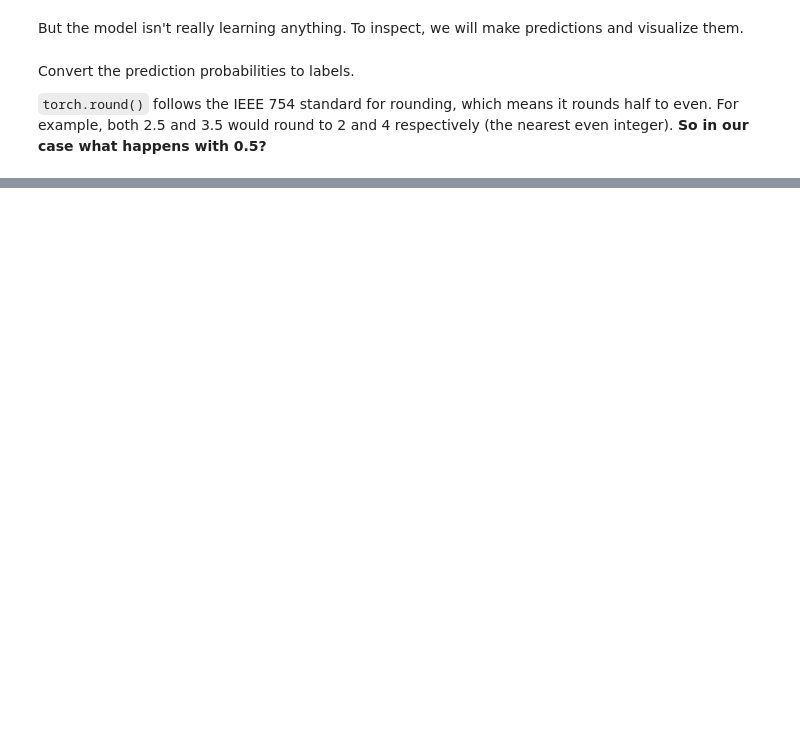
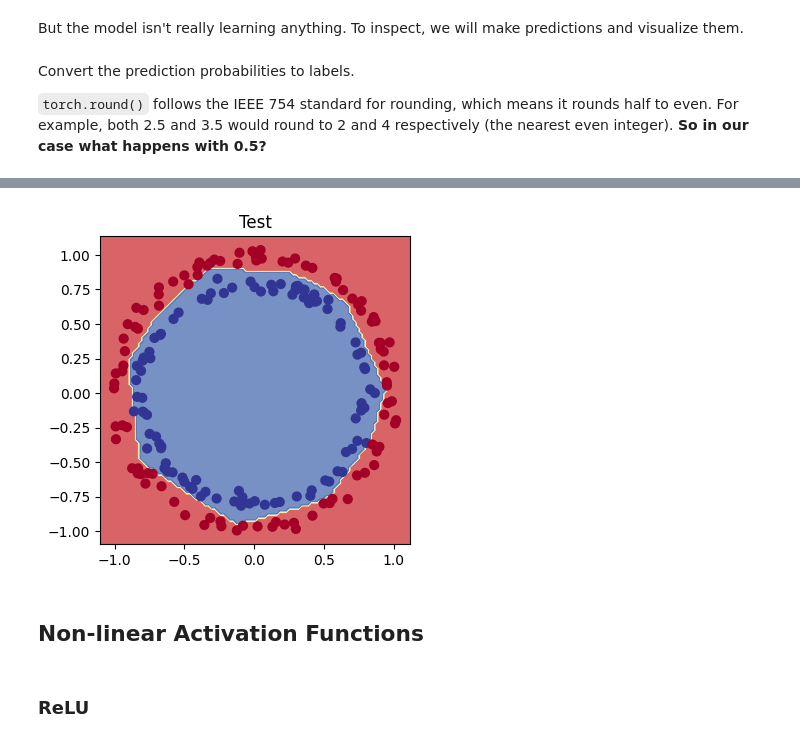
Before and after one commit to ananyatrivedi1/PyTorch, a Jupyter notebook: 02_Classification.ipynb, the cells around one changed output, grey strips where cells are left out. Drawn from its saved outputs; the diff is of its cells as text; code cells hidden in the pictures; blank space fills up the shorter version.

```diff
--- a/02_Classification.ipynb
+++ b/02_Classification.ipynb
@@ -415,0 +514,29 @@ Convert the prediction probabilities to labels.
+# %%
+# Setup loss and optimizer
+loss_fn = nn.BCEWithLogitsLoss()
+optimizer = torch.optim.SGD(circleModel3.parameters(), lr=0.1)
+# %%
+torch.manual_seed(42)
+torch.cuda.manual_seed(42)
+
+epochs = 1000
+
+for epoch in range(epochs):
+  circleModel3.train()
+  train_logits = circleModel3(X_train).squeeze()
+  train_preds = torch.round(torch.sigmoid(train_logits))
+
+  train_loss = loss_fn(train_logits, y_train)
+  train_acc = accuracy_fn(train_preds, y_train)
+
+  optimizer.zero_grad()
+  train_loss.backward()
+  optimizer.step()
+
+  circleModel3.eval()
+  with torch.inference_mode():
+    test_logits = circleModel3(X_train).squeeze()
+    test_preds = torch.round(torch.sigmoid(X_train))
+
+    test_loss = loss_fn(test_logits, y_train)
+    test_acc = accuracy_fn(train_preds, y_train)
@@ -415,0 +554,12 @@ Convert the prediction probabilities to labels.
+# %%
+# @title
+# Plot decision boundaries for training and test sets
+plt.figure(figsize=(4, 4))
+plt.title("Test")
+plot_decision_boundary(circleModel3, X_test, y_test) # model_3 = has non-linearity
+# %% [output]
+[figure, added]
+# %% [markdown]
+## Non-linear Activation Functions
+# %% [markdown]
+### ReLU
```
Also changed, not shown: parts of 73 cells of this notebook.
